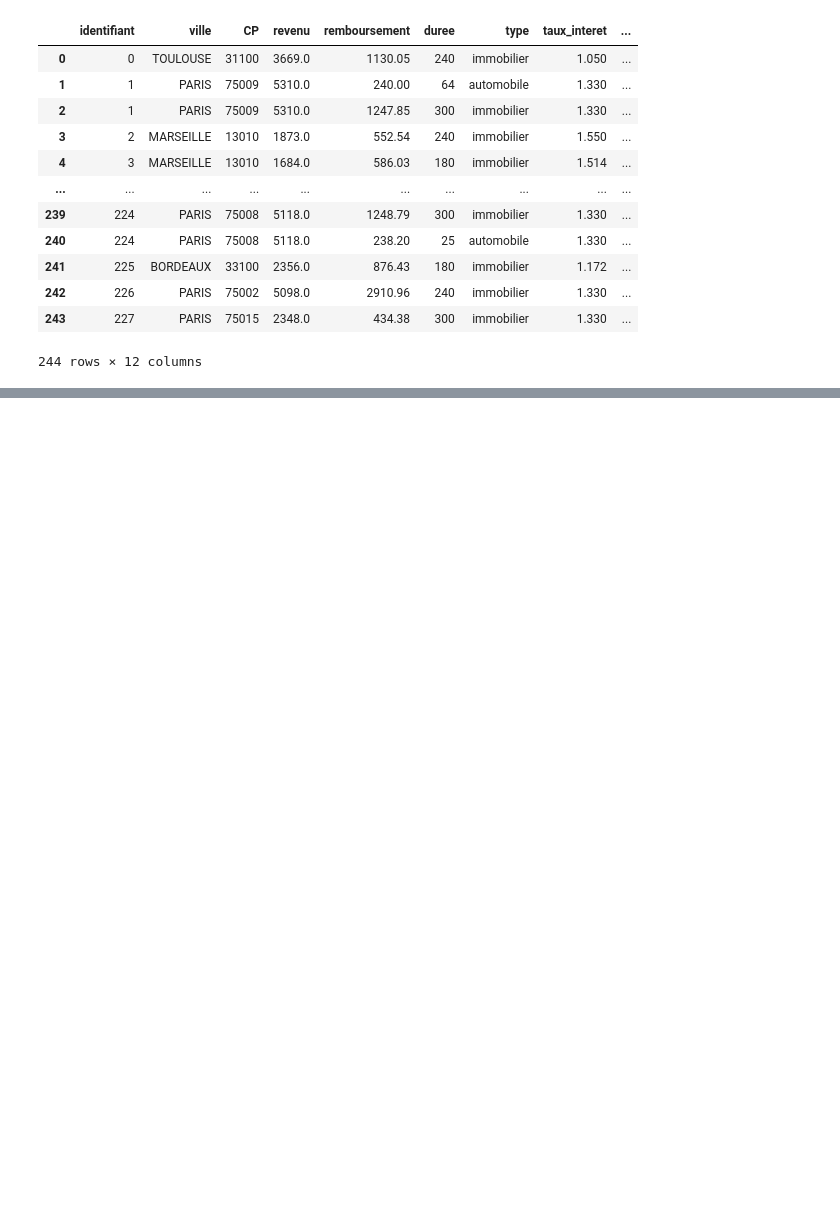
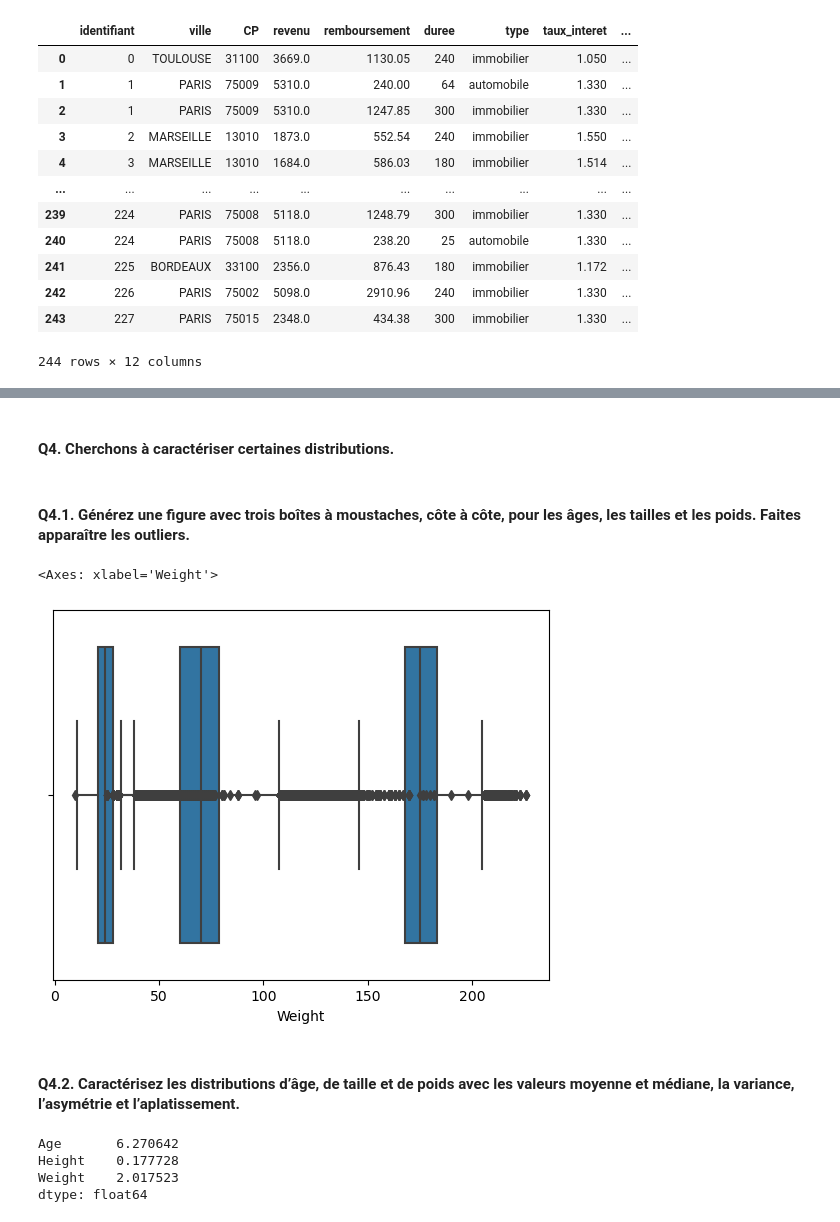
Before and after one commit to AntoineHazebrouck/modelisation-mathematique, a Jupyter notebook: tp3/tp3.ipynb, the cells around one changed output, grey strips where cells are left out. Drawn from its saved outputs; the diff is of its cells as text; code cells hidden in the pictures; blank space fills up the shorter version.

```diff
--- a/tp3/tp3.ipynb
+++ b/tp3/tp3.ipynb
@@ -520,0 +635,24 @@ prets
+# %% [markdown]
+#### Q4. Cherchons à caractériser certaines distributions.
+# %% [markdown]
+#### Q4.1. Générez une figure avec trois boîtes à moustaches, côte à côte, pour les âges, les tailles et les poids. Faites apparaître les outliers.
+# %%
+sns.boxplot(jeux, x='Age')
+sns.boxplot(jeux, x='Height')
+sns.boxplot(jeux, x='Weight')
+# %% [output]
+<Axes: xlabel='Weight'>
+[figure, added]
+# %% [markdown]
+#### Q4.2. Caractérisez les distributions d’âge, de taille et de poids avec les valeurs moyenne et médiane, la variance, l’asymétrie et l’aplatissement.
+# %%
+jeux[['Age', 'Height', 'Weight']].mean()
+jeux[['Age', 'Height', 'Weight']].median()
+jeux[['Age', 'Height', 'Weight']].var()
+jeux[['Age', 'Height', 'Weight']].skew()
+jeux[['Age', 'Height', 'Weight']].kurtosis()
+# %% [output]
+Age       6.270642
+Height    0.177728
+Weight    2.017523
+dtype: float64
```
Also changed, not shown: parts of 21 cells of this notebook, 6 other files.
